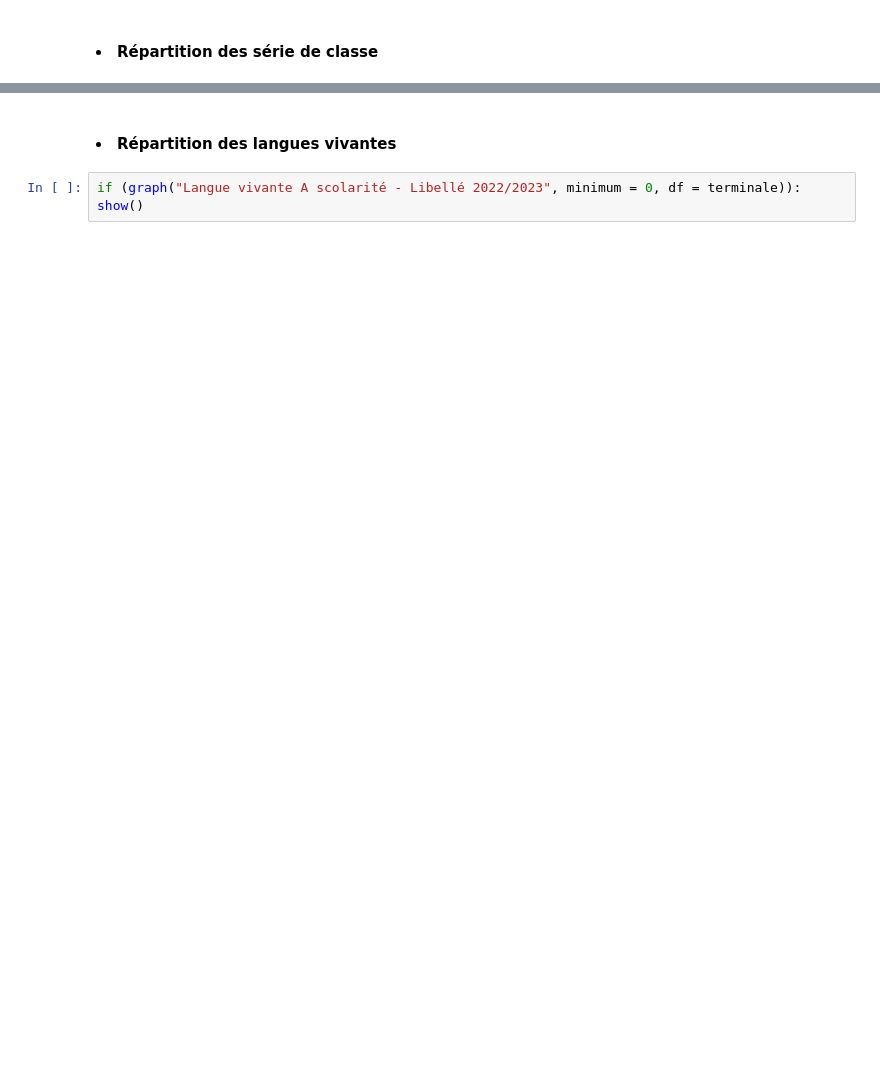
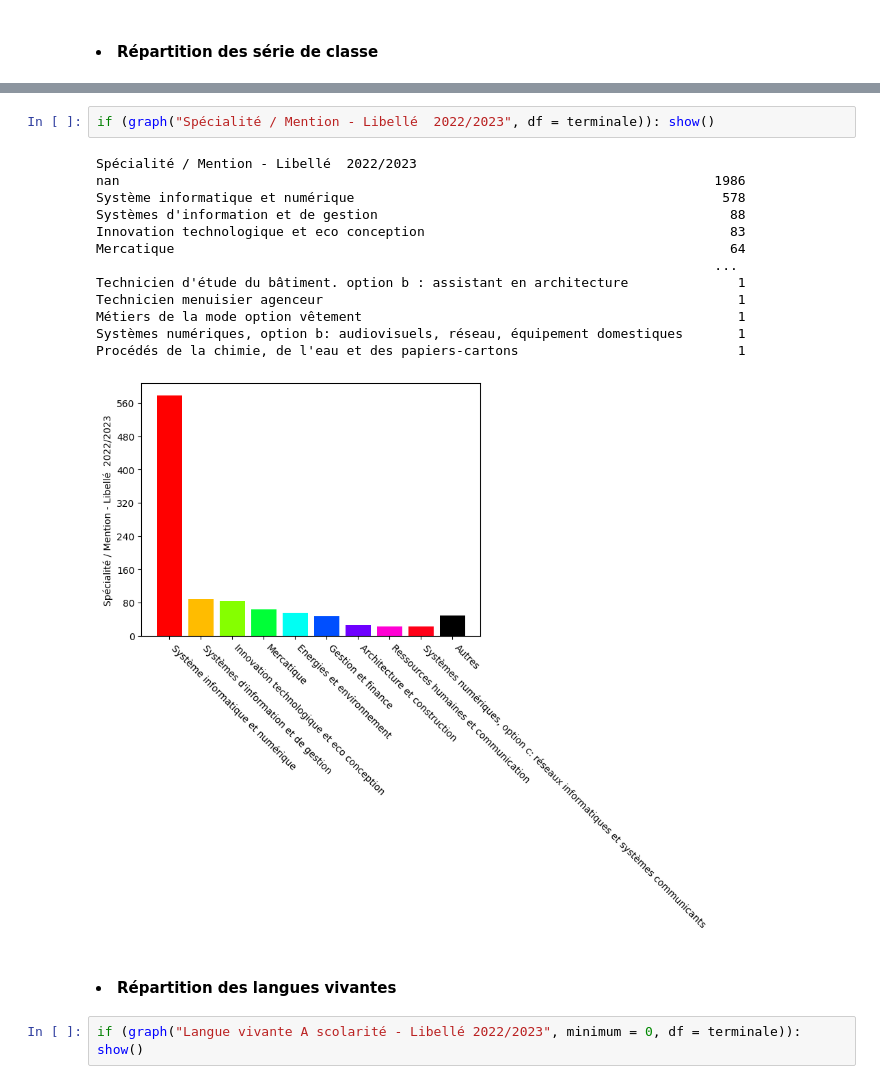
Before and after one commit to Bafy78/SAE_1_Passerelle, a Jupyter notebook: Analyse_donnees_INFO.ipynb, the cells around one changed output, grey strips where cells are left out. Cells and saved outputs as stored; diff of their text form; blank space fills up the shorter version.

```diff
--- a/Analyse_donnees_INFO.ipynb
+++ b/Analyse_donnees_INFO.ipynb
@@ -347,3 +440,19 @@ graph("Option facultative 1 Scolarité - Libellé 2022/2023", minimum=20 , df =
+# %%
+if (graph("Spécialité / Mention - Libellé  2022/2023", df = terminale)): show()
+# %% [output]
+Spécialité / Mention - Libellé  2022/2023
+nan                                                                            1986
+Système informatique et numérique                                               578
+Systèmes d'information et de gestion                                             88
+Innovation technologique et eco conception                                       83
+Mercatique                                                                       64
+                                                                               ...
+Technicien d'étude du bâtiment. option b : assistant en architecture              1
+Technicien menuisier agenceur                                                     1
+Métiers de la mode option vêtement                                                1
+Systèmes numériques, option b: audiovisuels, réseau, équipement domestiques       1
+Procédés de la chimie, de l'eau et des papiers-cartons                            1
+[figure, added]
 # %% [markdown]
 <h4 style="padding-top:30px"><li>Répartition des langues vivantes</li></h4>
 # %%
```
Also changed, not shown: parts of 45 cells of this notebook.
